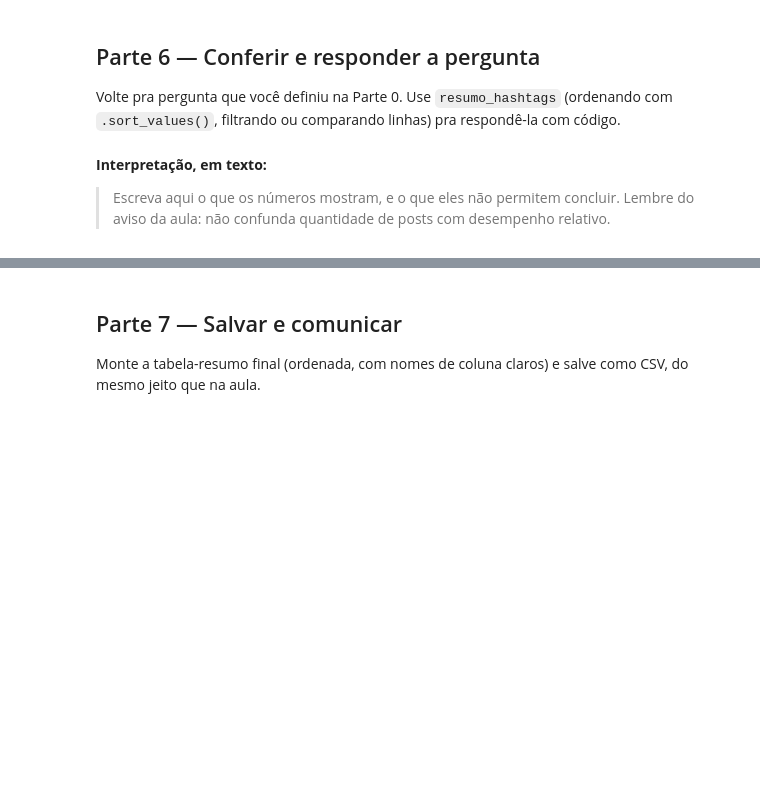
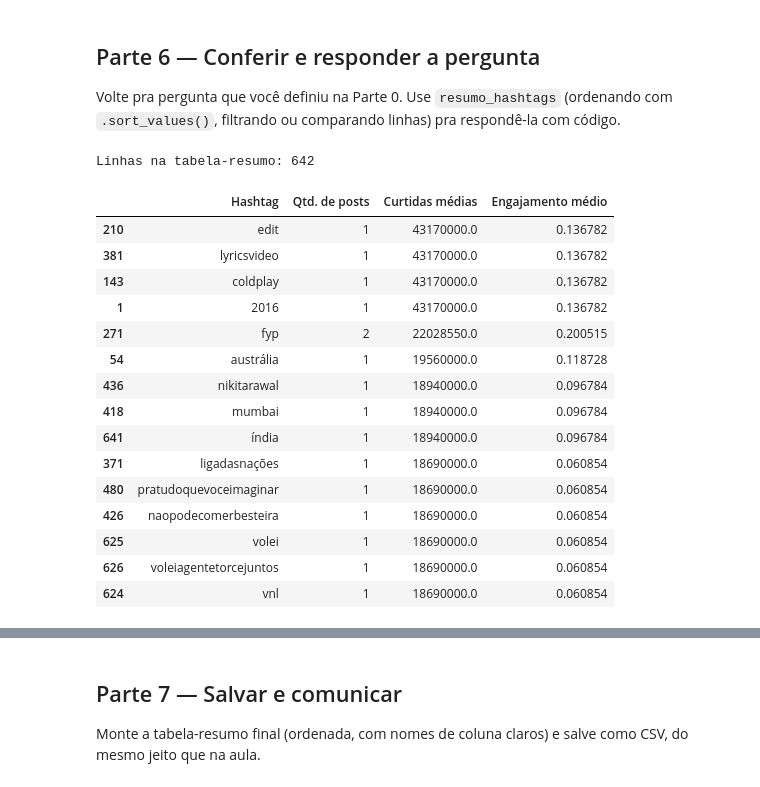
Before and after one commit to sablewin22/extracao-dados-trabalhos-sabrinalewin, a Jupyter notebook: projetos/05-metricas-exploracao/exercicios/exercicio-05-metricas-exploracao.ipynb, the cells around one changed output, grey strips where cells are left out. Cells and saved outputs as stored; diff of their text form; code cells hidden in the pictures; blank space fills up the shorter version.

Commit message:
adiciona exercício da aula 5 concluído

```diff
--- a/projetos/05-metricas-exploracao/exercicios/exercicio-05-metricas-exploracao.ipynb
+++ b/projetos/05-metricas-exploracao/exercicios/exercicio-05-metricas-exploracao.ipynb
@@ -125,4 +243,36 @@ Volte pra pergunta que você definiu na Parte 0. Use `resumo_hashtags` (ordenand
-# %% [markdown]
-**Interpretação, em texto:**
-
-> Escreva aqui o que os números mostram, e o que eles não permitem concluir. Lembre do aviso da aula: não confunda quantidade de posts com desempenho relativo.
+# %%
+# escreva aqui o código que responde à sua pergunta, usando resumo_hashtags
+# Vídeos com hashtags relacionadas à política tiveram mais curtidas ou vídeos com hashtags relacionadas a entretenimento tiveram mais curtidas?
+
+tabela_final = resumo_hashtags.sort_values("curtidas_medias", ascending=False)  # ordena da hashtag com maior engajamento médio pra menor
+
+tabela_final = tabela_final.rename(columns={  # troca os nomes técnicos das colunas por nomes mais claros pra um relatório
+    "hashtags": "Hashtag",
+    "qtd_posts": "Qtd. de posts",
+    "curtidas_medias": "Curtidas médias",
+    "engajamento_medio": "Engajamento médio",
+    "plays_total": "Visualizações (total)",
+})
+
+tabela_final["Curtidas médias"] = (tabela_final["Curtidas médias"] * 100).round(1)  # converte a taxa (0.08) pra porcentagem (8.0), mais fácil de ler
+
+print(f"Linhas na tabela-resumo: {len(tabela_final)}")
+tabela_final.head(15)
+# %% [output]
+Linhas na tabela-resumo: 642
+|  | Hashtag | Qtd. de posts | Curtidas médias | Engajamento médio |
+| 210 | edit | 1 | 43170000.0 | 0.136782 |
+| 381 | lyricsvideo | 1 | 43170000.0 | 0.136782 |
+| 143 | coldplay | 1 | 43170000.0 | 0.136782 |
+| 1 | 2016 | 1 | 43170000.0 | 0.136782 |
+| 271 | fyp | 2 | 22028550.0 | 0.200515 |
+| 54 | austrália | 1 | 19560000.0 | 0.118728 |
+| 436 | nikitarawal | 1 | 18940000.0 | 0.096784 |
+| 418 | mumbai | 1 | 18940000.0 | 0.096784 |
+| 641 | índia | 1 | 18940000.0 | 0.096784 |
+| 371 | ligadasnações | 1 | 18690000.0 | 0.060854 |
+| 480 | pratudoquevoceimaginar | 1 | 18690000.0 | 0.060854 |
+| 426 | naopodecomerbesteira | 1 | 18690000.0 | 0.060854 |
+| 625 | volei | 1 | 18690000.0 | 0.060854 |
+| 626 | voleiagentetorcejuntos | 1 | 18690000.0 | 0.060854 |
+| 624 | vnl | 1 | 18690000.0 | 0.060854 |
```
Also changed, not shown: parts of 17 cells of this notebook, 2 other files.
